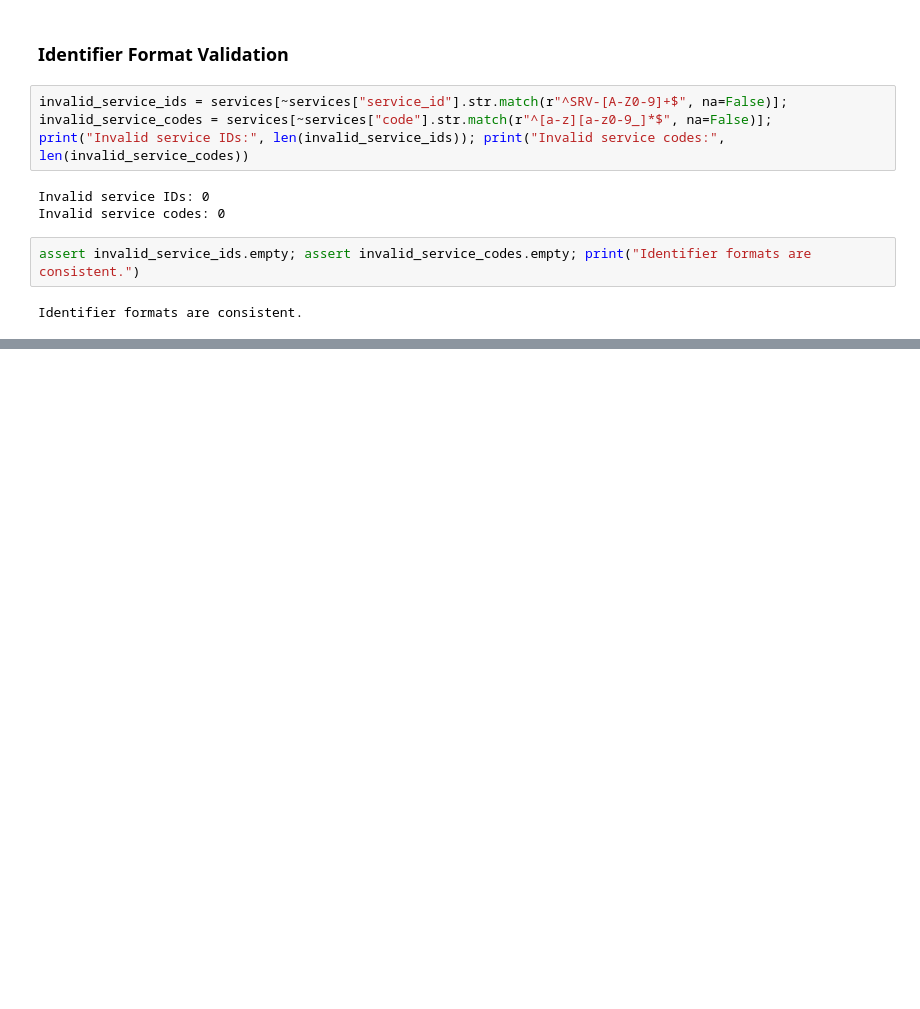
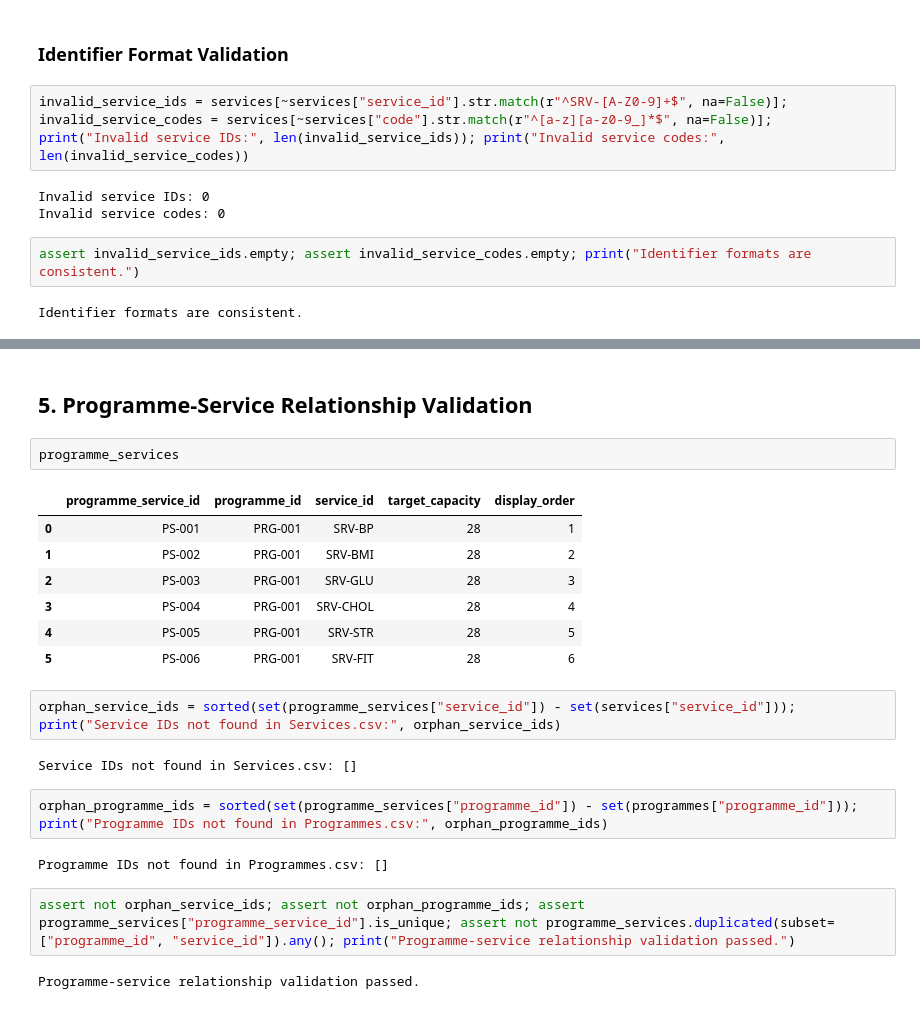
Before and after one commit to vimotechnologies/pulse80, a Jupyter notebook: data-analytics/notebooks/eda/services/service_EDA.ipynb, the cells around one changed output, grey strips where cells are left out. Cells and saved outputs as stored; diff of their text form; blank space fills up the shorter version.

```diff
--- a/data-analytics/notebooks/eda/services/service_EDA.ipynb
+++ b/data-analytics/notebooks/eda/services/service_EDA.ipynb
@@ -104,0 +139,24 @@ Identifier formats are consistent.
+# %% [markdown]
+## 5. Programme-Service Relationship Validation
+# %%
+programme_services
+# %% [output]
+|  | programme_service_id | programme_id | service_id | target_capacity | display_order |
+| 0 | PS-001 | PRG-001 | SRV-BP | 28 | 1 |
+| 1 | PS-002 | PRG-001 | SRV-BMI | 28 | 2 |
+| 2 | PS-003 | PRG-001 | SRV-GLU | 28 | 3 |
+| 3 | PS-004 | PRG-001 | SRV-CHOL | 28 | 4 |
+| 4 | PS-005 | PRG-001 | SRV-STR | 28 | 5 |
+| 5 | PS-006 | PRG-001 | SRV-FIT | 28 | 6 |
+# %%
+orphan_service_ids = sorted(set(programme_services["service_id"]) - set(services["service_id"])); print("Service IDs not found in Services.csv:", orphan_service_ids)
+# %% [output]
+Service IDs not found in Services.csv: []
+# %%
+orphan_programme_ids = sorted(set(programme_services["programme_id"]) - set(programmes["programme_id"])); print("Programme IDs not found in Programmes.csv:", orphan_programme_ids)
+# %% [output]
+Programme IDs not found in Programmes.csv: []
+# %%
+assert not orphan_service_ids; assert not orphan_programme_ids; assert programme_services["programme_service_id"].is_unique; assert not programme_services.duplicated(subset=["programme_id", "service_id"]).any(); print("Programme-service relationship validation passed.")
+# %% [output]
+Programme-service relationship validation passed.
```
Also changed, not shown: parts of 6 cells of this notebook.
